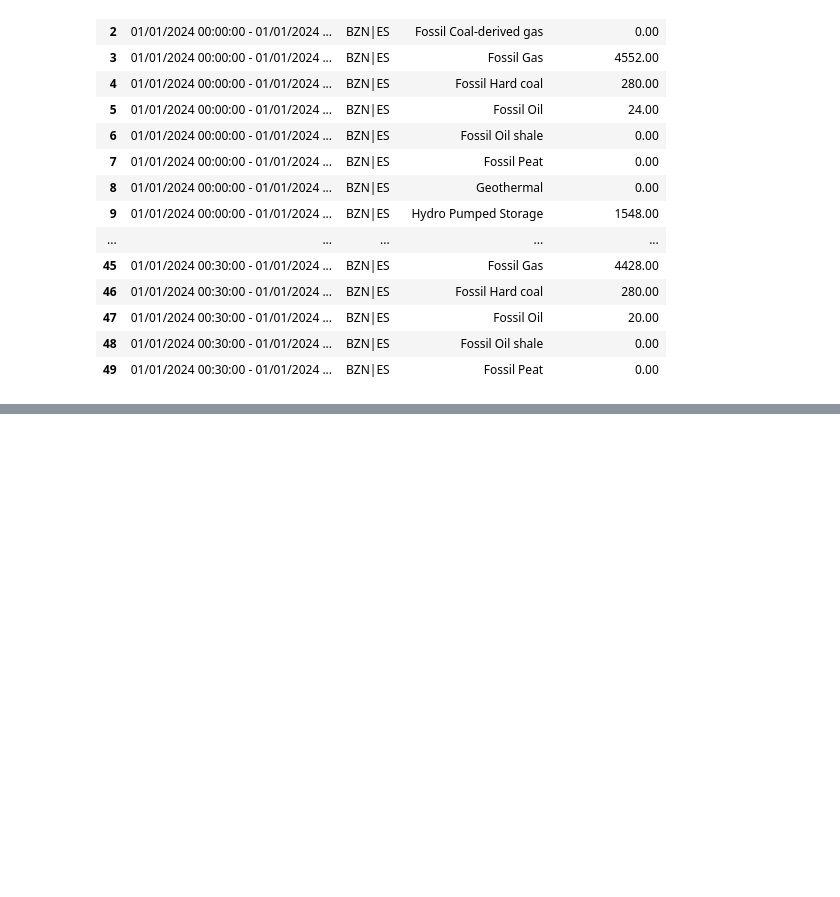
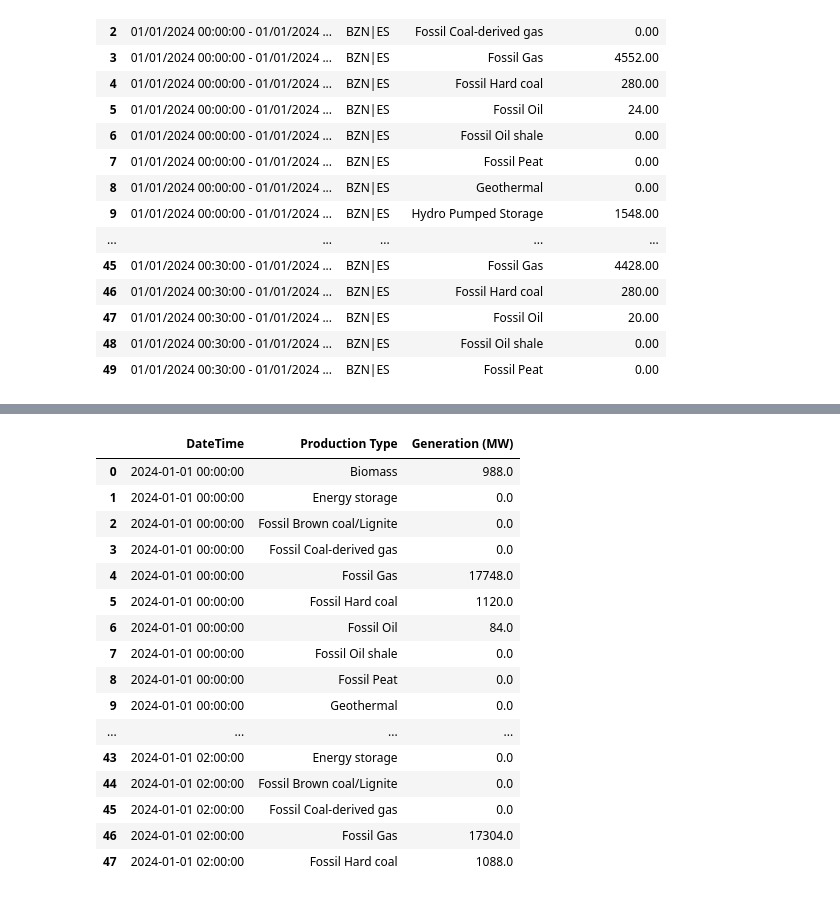
Before and after one commit to saeed-sohbatloo/Data-Engineering1-Final-Project, a Jupyter notebook: notebooks/Data Engeenering final Project.ipynb, the cells around one changed output, grey strips where cells are left out. Saved outputs shown, nothing was run; the diff lists cells and outputs as text; code cells hidden in the pictures; blank space fills up the shorter version.

```diff
--- a/notebooks/Data Engeenering final Project.ipynb
+++ b/notebooks/Data Engeenering final Project.ipynb
@@ -74,0 +66,30 @@ df_price.head(50)
+# %%
+# Convert 'Generation (MW)' column to numeric, forcing errors to NaN if conversion fails
+df_gen['Generation (MW)'] = pd.to_numeric(df_gen['Generation (MW)'], errors='coerce')
+
+# Convert 'Start TimeFrame' to the nearest hour (for resampling)
+df_gen['DateTime'] = df_gen['Start TimeFrame'].dt.floor('h')
+
+# Group by the hourly intervals and production type, then sum the generation values
+df_gen_hourly = df_gen.groupby(['DateTime', 'Production Type'], as_index=False)['Generation (MW)'].sum()
+
+# Display the result
+df_gen_hourly.head(48)
+# %% [output]
+|  | DateTime | Production Type | Generation (MW) |
+| 0 | 2024-01-01 00:00:00 | Biomass | 988.0 |
+| 1 | 2024-01-01 00:00:00 | Energy storage | 0.0 |
+| 2 | 2024-01-01 00:00:00 | Fossil Brown coal/Lignite | 0.0 |
+| 3 | 2024-01-01 00:00:00 | Fossil Coal-derived gas | 0.0 |
+| 4 | 2024-01-01 00:00:00 | Fossil Gas | 17748.0 |
+| 5 | 2024-01-01 00:00:00 | Fossil Hard coal | 1120.0 |
+| 6 | 2024-01-01 00:00:00 | Fossil Oil | 84.0 |
+| 7 | 2024-01-01 00:00:00 | Fossil Oil shale | 0.0 |
+| 8 | 2024-01-01 00:00:00 | Fossil Peat | 0.0 |
+| 9 | 2024-01-01 00:00:00 | Geothermal | 0.0 |
+| ... | ... | ... | ... |
+| 43 | 2024-01-01 02:00:00 | Energy storage | 0.0 |
+| 44 | 2024-01-01 02:00:00 | Fossil Brown coal/Lignite | 0.0 |
+| 45 | 2024-01-01 02:00:00 | Fossil Coal-derived gas | 0.0 |
+| 46 | 2024-01-01 02:00:00 | Fossil Gas | 17304.0 |
+| 47 | 2024-01-01 02:00:00 | Fossil Hard coal | 1088.0 |
```
Also changed, not shown: parts of 12 cells of this notebook, 1 other file.
